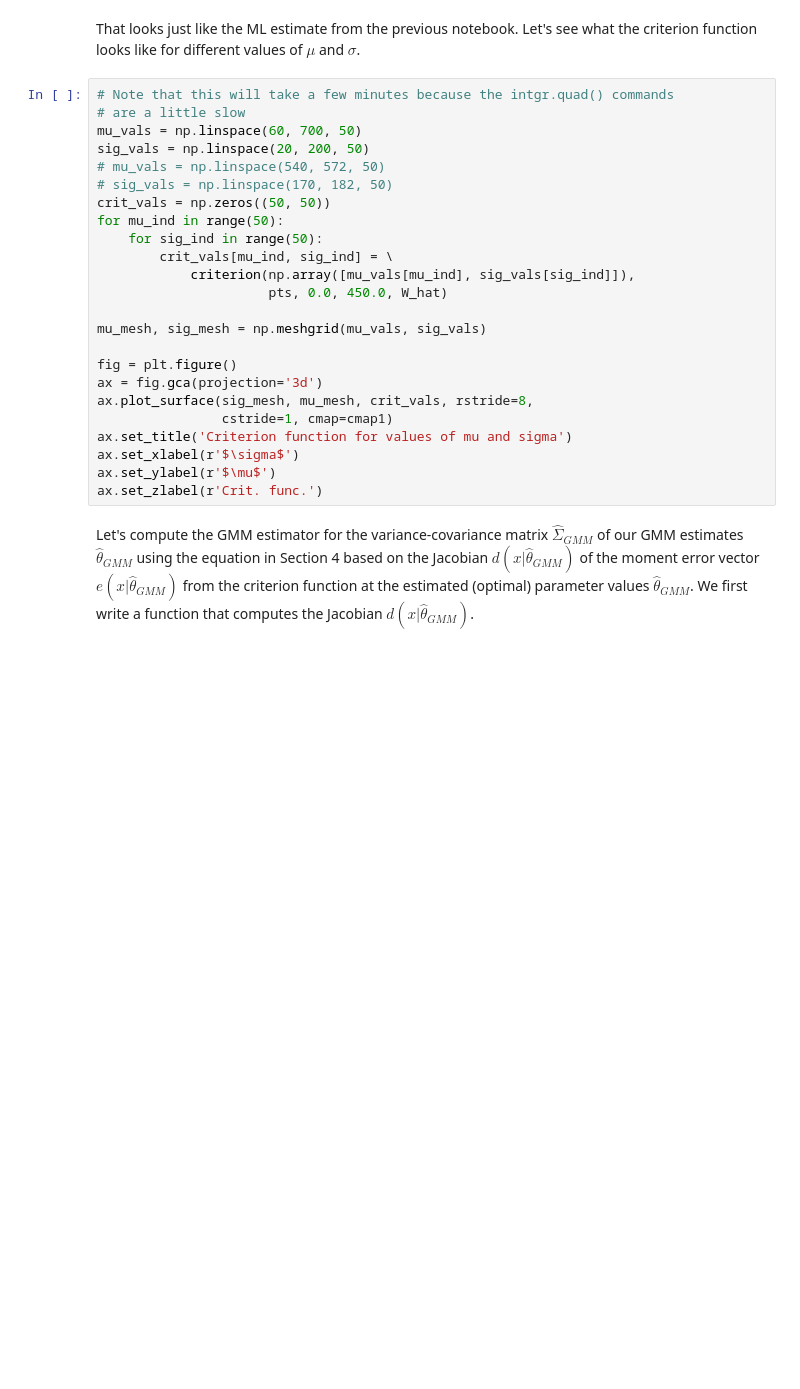
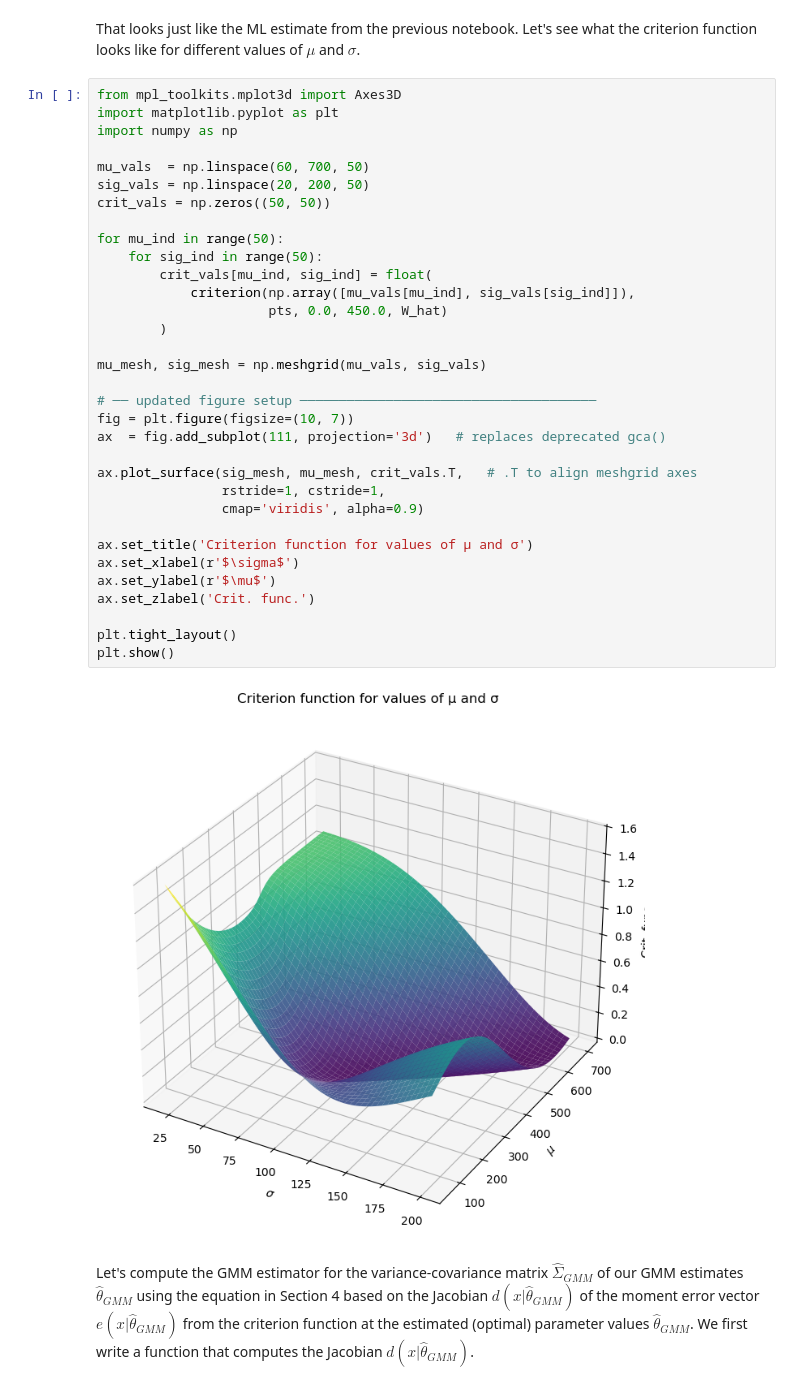
Before and after one commit to antoineding/StructEst_W20, a Jupyter notebook: Notebooks/GMM/GMMest.ipynb, the cells around one changed output. Cells and saved outputs as stored; diff of their text form; blank space fills up the shorter version.

```diff
--- a/Notebooks/GMM/GMMest.ipynb
+++ b/Notebooks/GMM/GMMest.ipynb
@@ -516,29 +546,40 @@ plt.legend(loc='upper left')
 # %% [markdown]
 That looks just like the ML estimate from the previous notebook. Let's see what the criterion function looks like for different values of $\mu$ and $\sigma$.
 # %%
-# Note that this will take a few minutes because the intgr.quad() commands
-# are a little slow
-mu_vals = np.linspace(60, 700, 50)
+from mpl_toolkits.mplot3d import Axes3D
+import matplotlib.pyplot as plt
+import numpy as np
+
+mu_vals  = np.linspace(60, 700, 50)
 sig_vals = np.linspace(20, 200, 50)
-# mu_vals = np.linspace(540, 572, 50)
-# sig_vals = np.linspace(170, 182, 50)
 crit_vals = np.zeros((50, 50))
+
 for mu_ind in range(50):
     for sig_ind in range(50):
-        crit_vals[mu_ind, sig_ind] = \
+        crit_vals[mu_ind, sig_ind] = float(
             criterion(np.array([mu_vals[mu_ind], sig_vals[sig_ind]]),
                       pts, 0.0, 450.0, W_hat)
+        )
 
 mu_mesh, sig_mesh = np.meshgrid(mu_vals, sig_vals)
 
-fig = plt.figure()
-ax = fig.gca(projection='3d')
-ax.plot_surface(sig_mesh, mu_mesh, crit_vals, rstride=8,
-                cstride=1, cmap=cmap1)
-ax.set_title('Criterion function for values of mu and sigma')
+# ── updated figure setup ──────────────────────────────────────
+fig = plt.figure(figsize=(10, 7))
+ax  = fig.add_subplot(111, projection='3d')   # replaces deprecated gca()
+
+ax.plot_surface(sig_mesh, mu_mesh, crit_vals.T,   # .T to align meshgrid axes
+                rstride=1, cstride=1,
+                cmap='viridis', alpha=0.9)
+
+ax.set_title('Criterion function for values of μ and σ')
 ax.set_xlabel(r'$\sigma$')
 ax.set_ylabel(r'$\mu$')
-ax.set_zlabel(r'Crit. func.')
+ax.set_zlabel('Crit. func.')
+
+plt.tight_layout()
+plt.show()
+# %% [output]
+[figure, added]
 # %% [markdown]
 Let's compute the GMM estimator for the variance-covariance matrix $\hat{\Sigma}_{GMM}$ of our GMM estimates $\hat{\theta}_{GMM}$ using the equation in Section 4 based on the Jacobian $d(x|\hat{\theta}_{GMM})$ of the moment error vector $e(x|\hat{\theta}_{GMM})$ from the criterion function at the estimated (optimal) parameter values $\hat{\theta}_{GMM}$. We first write a function that computes the Jacobian $d(x|\hat{\theta}_{GMM})$.
 # %%
```
Also changed, not shown: parts of 24 cells of this notebook, 1 other file.
